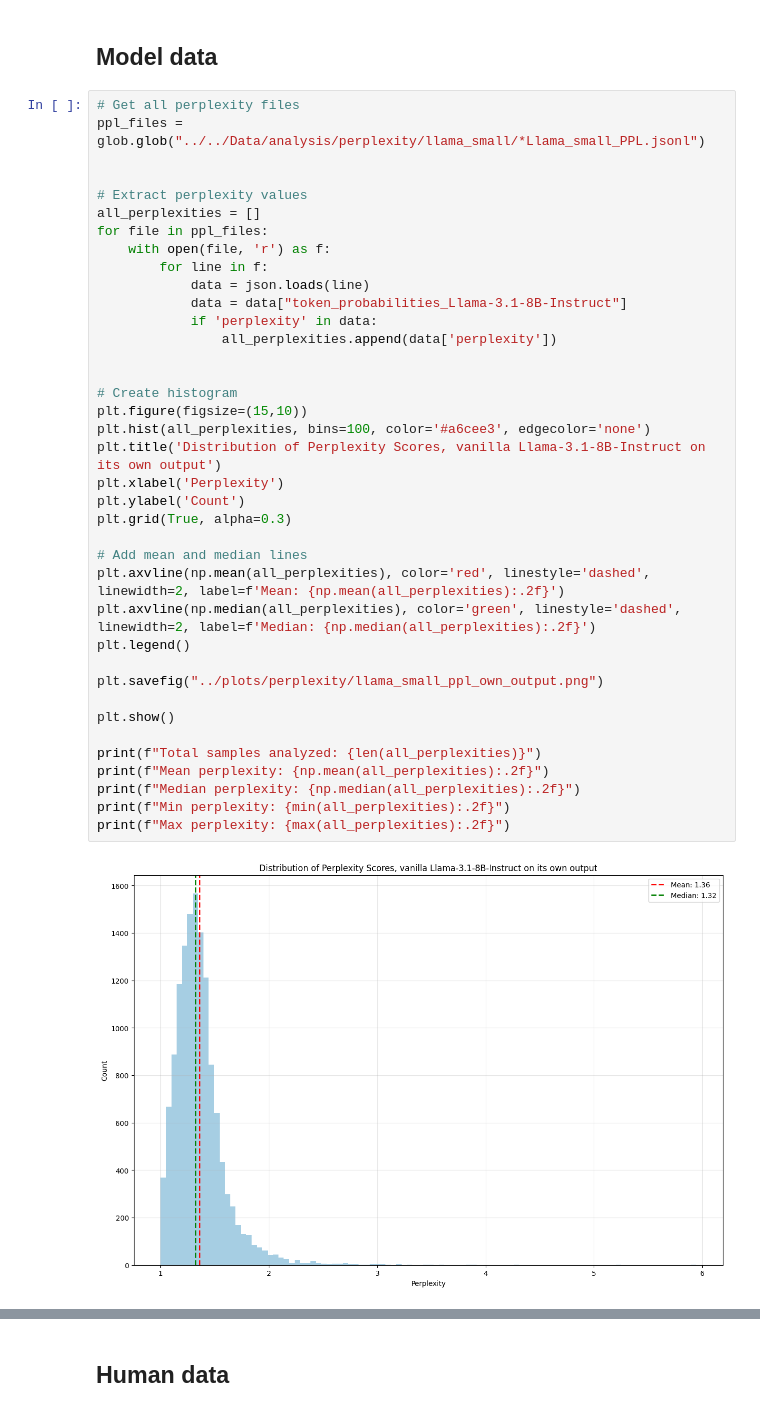
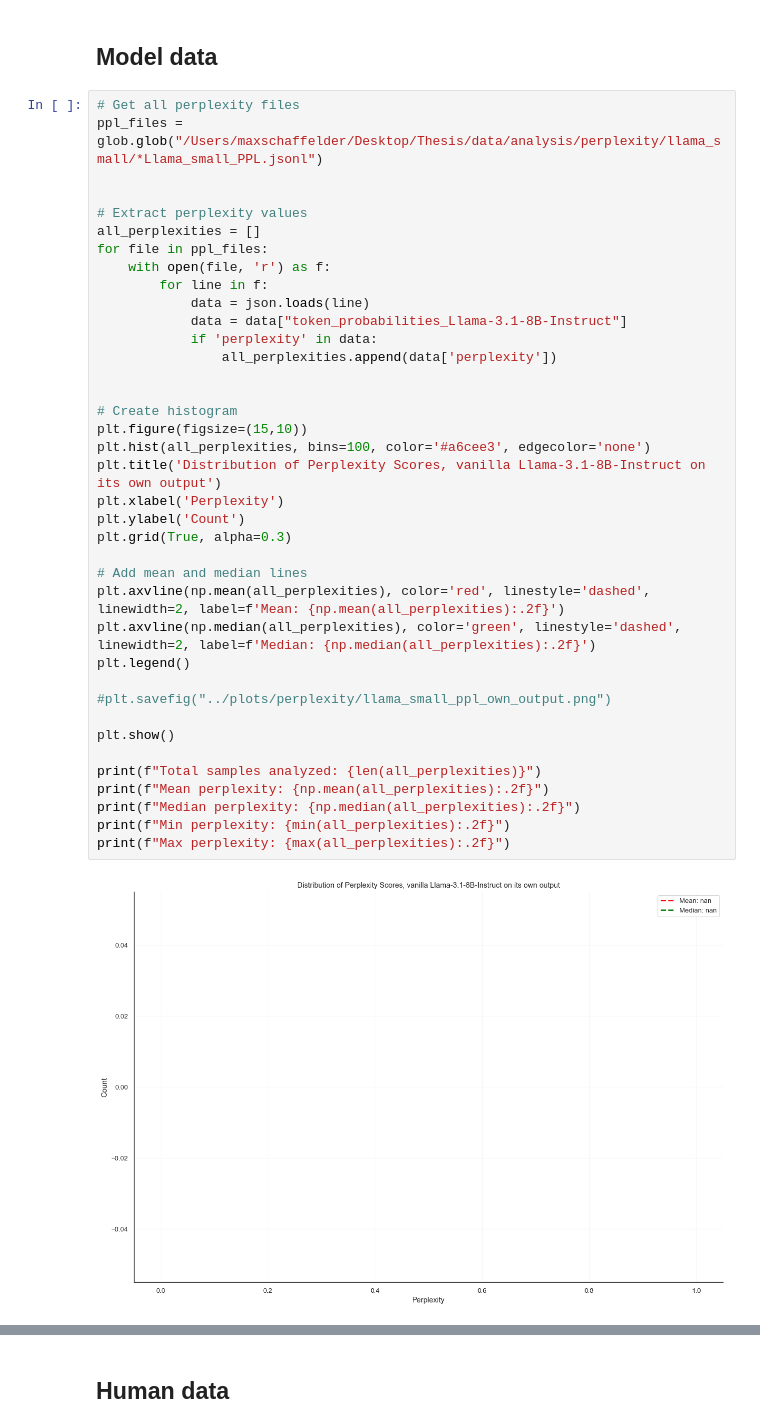
Before and after one commit to maxschaffelder/synthetic_data_diversity, a Jupyter notebook: data_analysis/perplexity.ipynb, the cells around one changed output, grey strips where cells are left out. Cells and saved outputs as stored; diff of their text form.

```diff
--- a/data_analysis/perplexity.ipynb
+++ b/data_analysis/perplexity.ipynb
@@ -313,7 +313,7 @@ torch.cuda.ipc_collect()
 ## Model data
 # %%
 # Get all perplexity files
-ppl_files = glob.glob("../../Data/analysis/perplexity/llama_small/*Llama_small_PPL.jsonl")
+ppl_files = glob.glob("/Users/maxschaffelder/Desktop/Thesis/data/analysis/perplexity/llama_small/*Llama_small_PPL.jsonl")
 
 
 # Extract perplexity values
@@ -322,32 +322,32 @@ for file in ppl_files:
     with open(file, 'r') as f:
         for line in f:
             data = json.loads(line)
             data = data["token_probabilities_Llama-3.1-8B-Instruct"]
             if 'perplexity' in data:
                 all_perplexities.append(data['perplexity'])
 
 
 # Create histogram
 plt.figure(figsize=(15,10))
 plt.hist(all_perplexities, bins=100, color='#a6cee3', edgecolor='none')
 plt.title('Distribution of Perplexity Scores, vanilla Llama-3.1-8B-Instruct on its own output')
 plt.xlabel('Perplexity')
 plt.ylabel('Count')
 plt.grid(True, alpha=0.3)
 
 # Add mean and median lines
 plt.axvline(np.mean(all_perplexities), color='red', linestyle='dashed', linewidth=2, label=f'Mean: {np.mean(all_perplexities):.2f}')
 plt.axvline(np.median(all_perplexities), color='green', linestyle='dashed', linewidth=2, label=f'Median: {np.median(all_perplexities):.2f}')
 plt.legend()
 
-plt.savefig("../plots/perplexity/llama_small_ppl_own_output.png")
+#plt.savefig("../plots/perplexity/llama_small_ppl_own_output.png")
 
 plt.show()
 
 print(f"Total samples analyzed: {len(all_perplexities)}")
 print(f"Mean perplexity: {np.mean(all_perplexities):.2f}")
 print(f"Median perplexity: {np.median(all_perplexities):.2f}")
 print(f"Min perplexity: {min(all_perplexities):.2f}")
 print(f"Max perplexity: {max(all_perplexities):.2f}")
 # %% [output]
-[figure, old version]
+[figure, new version]
```
Also changed, not shown: parts of 2 cells of this notebook.
